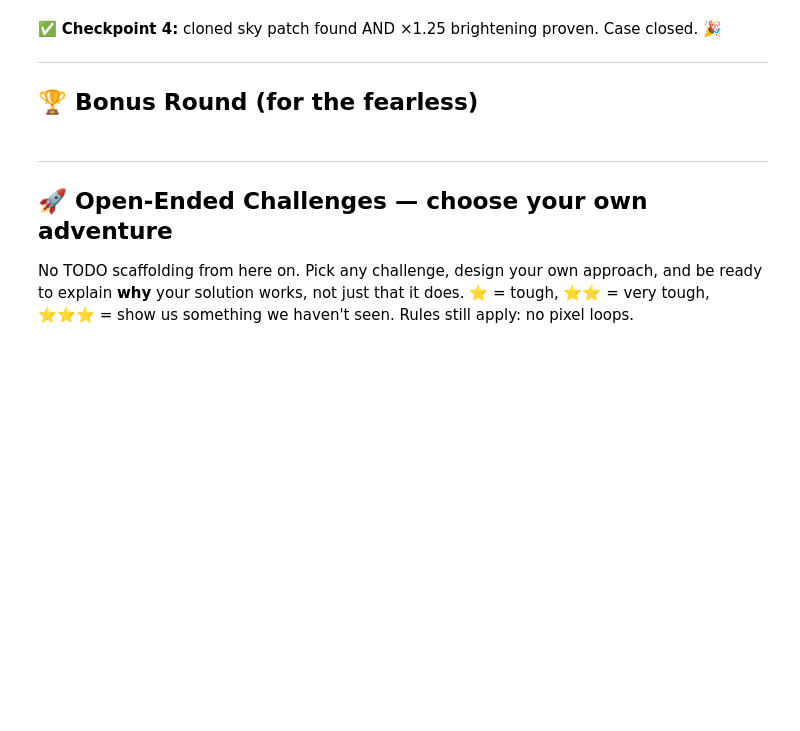
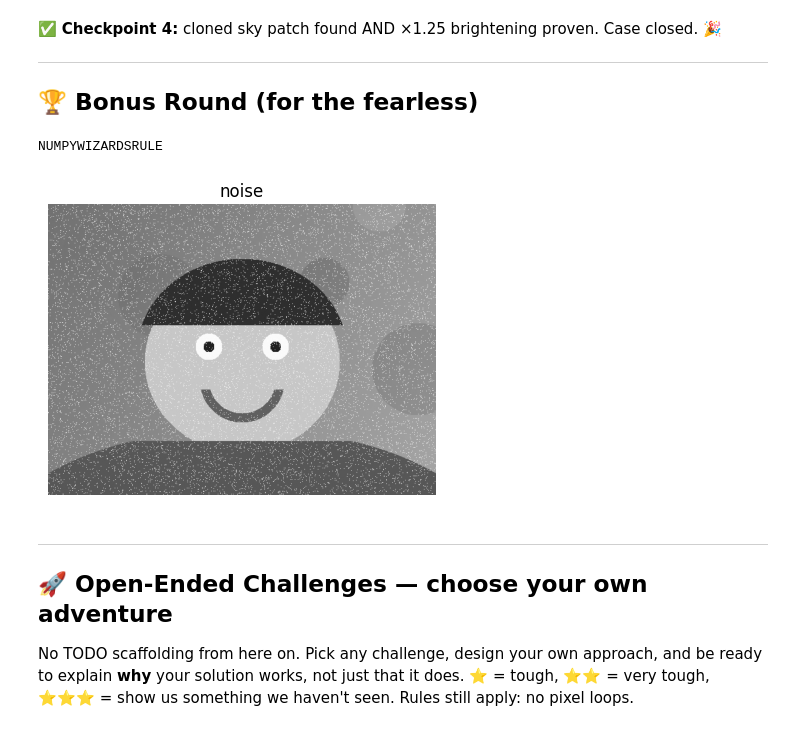
Before and after one commit to sophiadapot/stats507-coursework, a Jupyter notebook: lab3.ipynb, the cells around one changed output. Drawn from its saved outputs; the diff is of its cells as text; code cells hidden in the pictures; blank space fills up the shorter version.

```diff
--- a/lab3.ipynb
+++ b/lab3.ipynb
@@ -38,7 +38,7 @@ def show(*imgs, titles=None, gray=False):
         if titles: ax.set_title(titles[i])
     plt.show()
 
-img = load("/portrait.png")
+img = load("portrait.png")
 show(img, titles=["our camper"])
 # %% [output]
 [figure]
@@ -293,15 +293,21 @@ print(docmean2/origmean2)
 #   1. Slice out those values:  secret[0, :60, 0]
 #   2. Print them — do you see numbers in the letter range (65-90, 32)?
 #   3. Convert to text: "".join(chr(v) for v in ...) and stop at the 0.
-secret = load("images/secret.png")
-# TODO
+secret = load("secret.png")
+print("".join(chr(v) for v in secret[0, :60, 0] if v>=65 and v<=90))
+# %% [output]
+NUMPYWIZARDSRULE
 # %%
 # BONUS B — NOISE ATTACK & REPAIR: add salt & pepper noise to a grayscale
 # copy (np.random.random to pick ~4% of pixels; set some 0, some 255), then
 # repair with a 3x3 MEDIAN filter — build 9 shifted copies by slicing (a loop
 # over the 9 OFFSETS is allowed), np.stack, np.median(axis=0).
 g = img_f @ np.array([0.299, 0.587, 0.114])
-# TODO
+random=np.random.random(g.shape)
+g=np.where(random<0.04,255,g)
+show(g, gray=True, titles=["noise"])
+# %% [output]
+[figure, added]
 # %% [markdown]
 ---
 ## 🚀 Open-Ended Challenges — choose your own adventure
```
